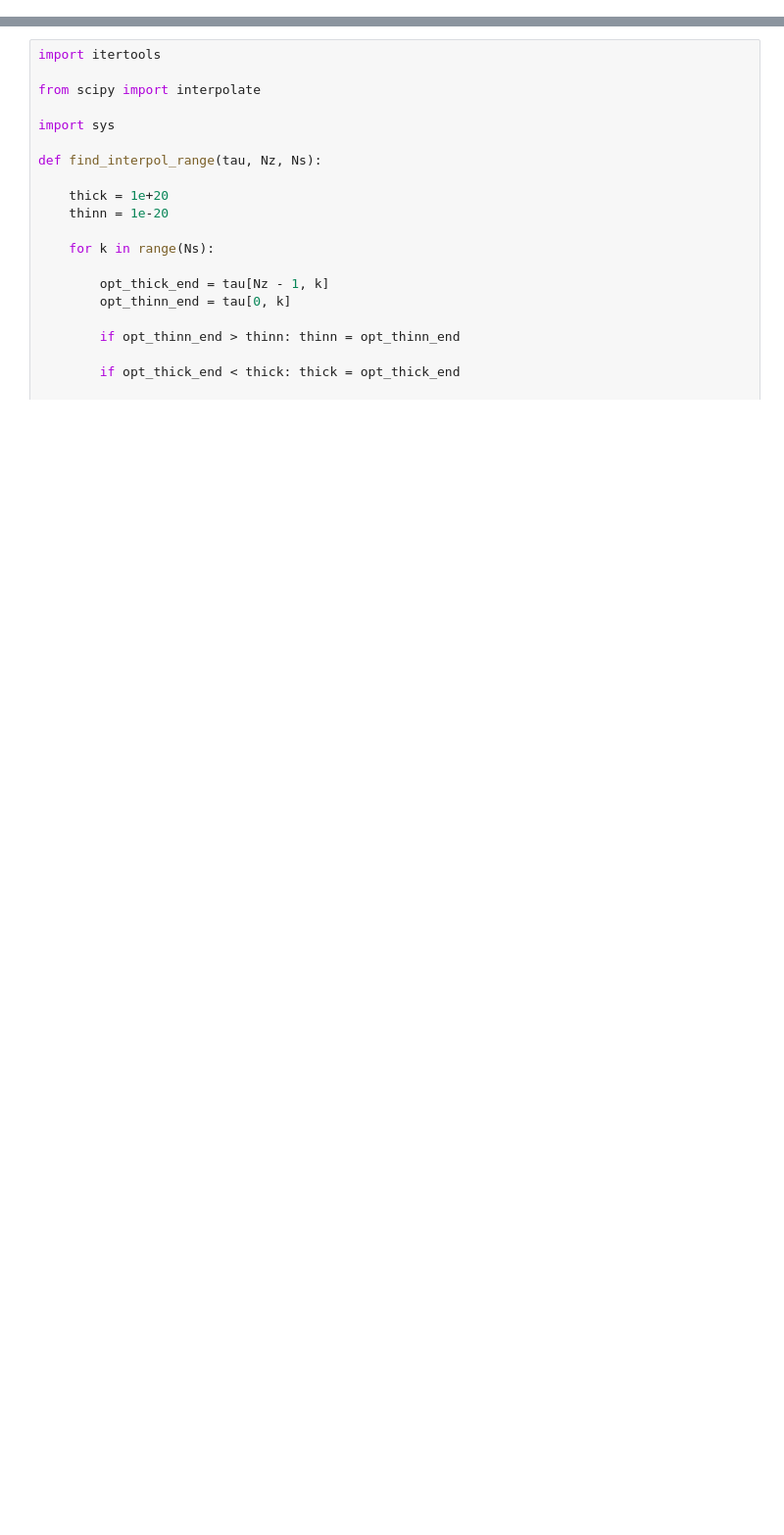
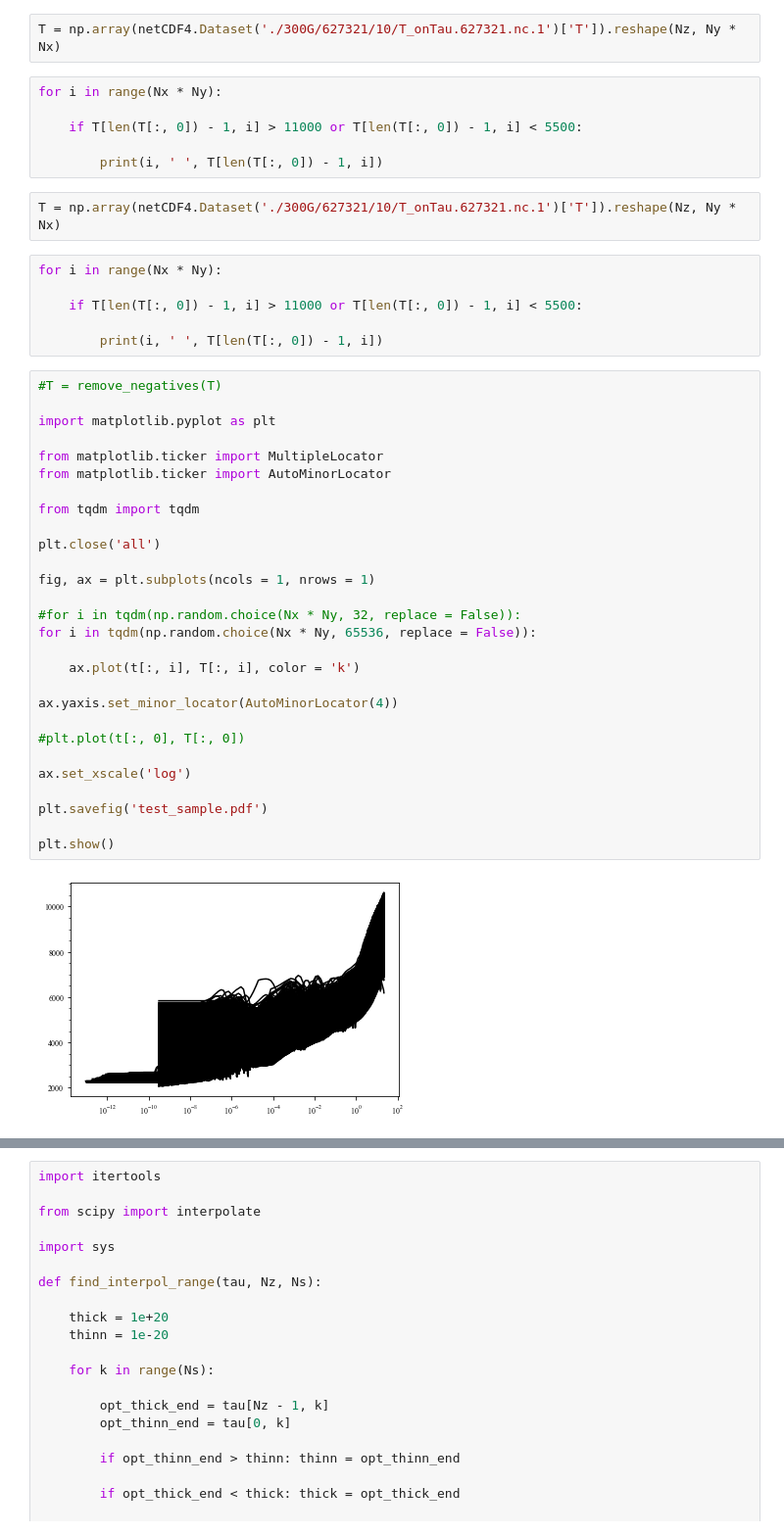
Before and after one commit to rtagirov/1.5D_mac, a Jupyter notebook: veronika/cubes/intro_img_2.ipynb, the cells around one changed output, grey strips where cells are left out. Shown at 98% size. Drawn from its saved outputs; the diff is of its cells as text; blank space fills up the shorter version.

```diff
--- a/veronika/cubes/intro_img_2.ipynb
+++ b/veronika/cubes/intro_img_2.ipynb
@@ -47,3 +155,49 @@ KeyboardInterrupt:
+# %%
+T = np.array(netCDF4.Dataset('./300G/627321/10/T_onTau.627321.nc.1')['T']).reshape(Nz, Ny * Nx)
+# %%
+for i in range(Nx * Ny):
+
+    if T[len(T[:, 0]) - 1, i] > 11000 or T[len(T[:, 0]) - 1, i] < 5500:
+
+        print(i, ' ', T[len(T[:, 0]) - 1, i])
+# %%
+T = np.array(netCDF4.Dataset('./300G/627321/10/T_onTau.627321.nc.1')['T']).reshape(Nz, Ny * Nx)
+# %%
+for i in range(Nx * Ny):
+
+    if T[len(T[:, 0]) - 1, i] > 11000 or T[len(T[:, 0]) - 1, i] < 5500:
+
+        print(i, ' ', T[len(T[:, 0]) - 1, i])
+# %%
+#T = remove_negatives(T)
+
+import matplotlib.pyplot as plt
+
+from matplotlib.ticker import MultipleLocator
+from matplotlib.ticker import AutoMinorLocator
+
+from tqdm import tqdm
+
+plt.close('all')
+
+fig, ax = plt.subplots(ncols = 1, nrows = 1)
+
+#for i in tqdm(np.random.choice(Nx * Ny, 32, replace = False)):
+for i in tqdm(np.random.choice(Nx * Ny, 65536, replace = False)):
+
+    ax.plot(t[:, i], T[:, i], color = 'k')
+
+ax.yaxis.set_minor_locator(AutoMinorLocator(4))
+
+#plt.plot(t[:, 0], T[:, 0])
+
+ax.set_xscale('log')
+
+plt.savefig('test_sample.pdf')
+
+plt.show()
+# %% [output]
+[figure, added]
 # %%
 print('reading t_ssd...')
 t_ssd = np.load('intro_img_2.npz')['t_ssd']
```
Also changed, not shown: parts of 17 cells of this notebook, 7 other files.
